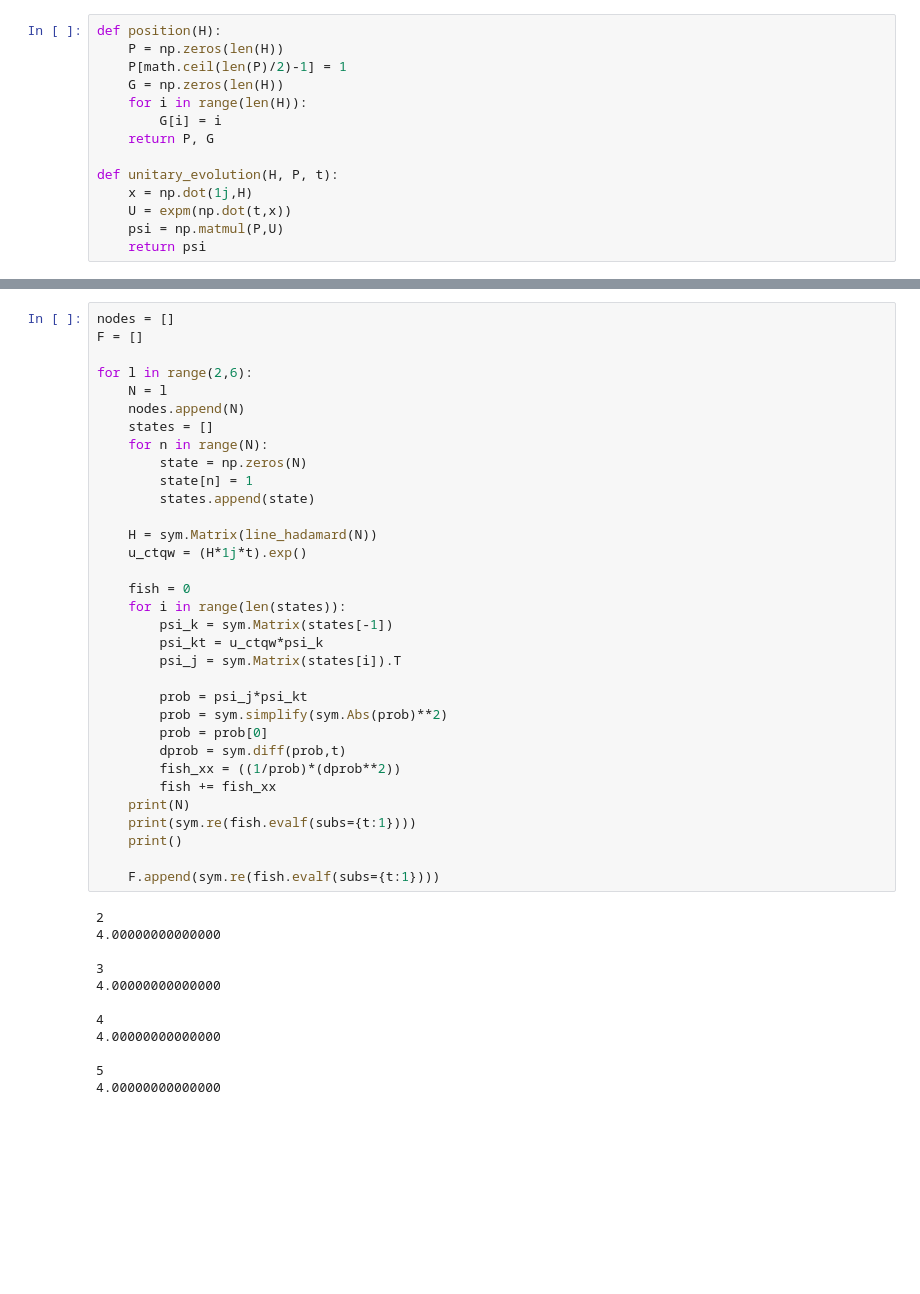
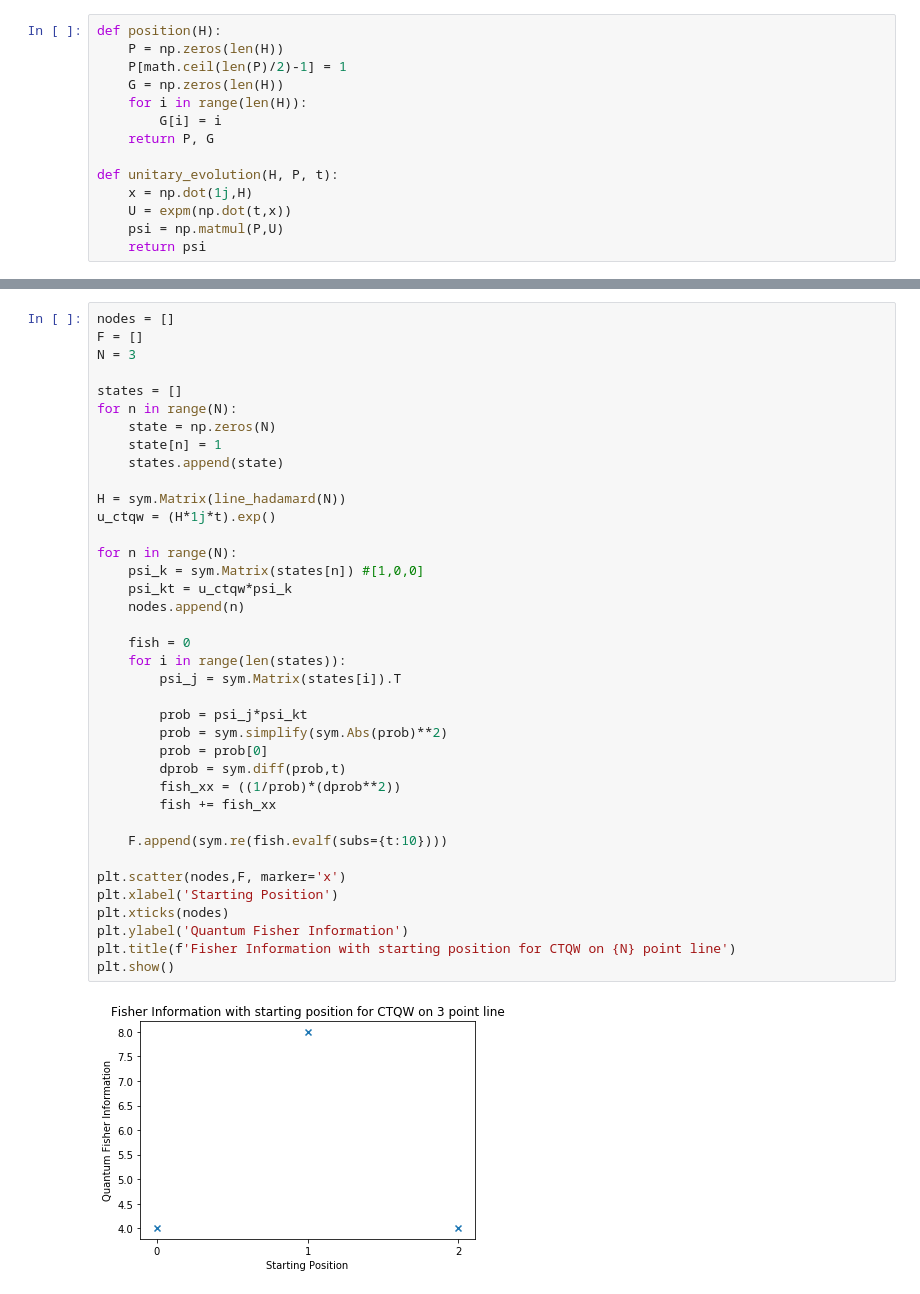
Before and after one commit to gmitchener/quantum_project, a Jupyter notebook: CTQW_notebook.ipynb, the cells around one changed output, grey strips where cells are left out. Saved outputs shown, nothing was run; the diff lists cells and outputs as text; blank space fills up the shorter version.

```diff
--- a/CTQW_notebook.ipynb
+++ b/CTQW_notebook.ipynb
@@ -219,45 +257,40 @@ sym.simplify(fish)
 # %%
 nodes = []
 F = []
+N = 3
 
-for l in range(2,6):
-    N = l
-    nodes.append(N)
-    states = []
-    for n in range(N):
-        state = np.zeros(N)
-        state[n] = 1
-        states.append(state)
+states = []
+for n in range(N):
+    state = np.zeros(N)
+    state[n] = 1
+    states.append(state)
 
-    H = sym.Matrix(line_hadamard(N))
-    u_ctqw = (H*1j*t).exp()
+H = sym.Matrix(line_hadamard(N))
+u_ctqw = (H*1j*t).exp()
+
+for n in range(N):
+    psi_k = sym.Matrix(states[n]) #[1,0,0]
+    psi_kt = u_ctqw*psi_k
+    nodes.append(n)
 
     fish = 0
     for i in range(len(states)):
-        psi_k = sym.Matrix(states[-1])
-        psi_kt = u_ctqw*psi_k
         psi_j = sym.Matrix(states[i]).T
 
         prob = psi_j*psi_kt
         prob = sym.simplify(sym.Abs(prob)**2)
         prob = prob[0]
         dprob = sym.diff(prob,t)
         fish_xx = ((1/prob)*(dprob**2))
         fish += fish_xx
-    print(N)
-    print(sym.re(fish.evalf(subs={t:1})))
-    print()
 
-    F.append(sym.re(fish.evalf(subs={t:1})))
+    F.append(sym.re(fish.evalf(subs={t:10})))
+
+plt.scatter(nodes,F, marker='x')
+plt.xlabel('Starting Position')
+plt.xticks(nodes)
+plt.ylabel('Quantum Fisher Information')
+plt.title(f'Fisher Information with starting position for CTQW on {N} point line')
+plt.show()
 # %% [output]
-2
-4.00000000000000
-
-3
-4.00000000000000
-
-4
-4.00000000000000
-
-5
-4.00000000000000
+[figure, added]
```
Also changed, not shown: parts of 25 cells of this notebook, 1 other file.
